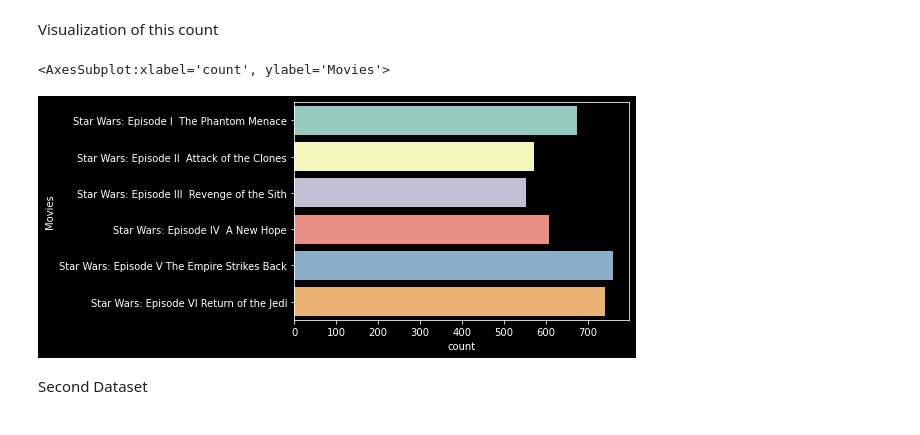
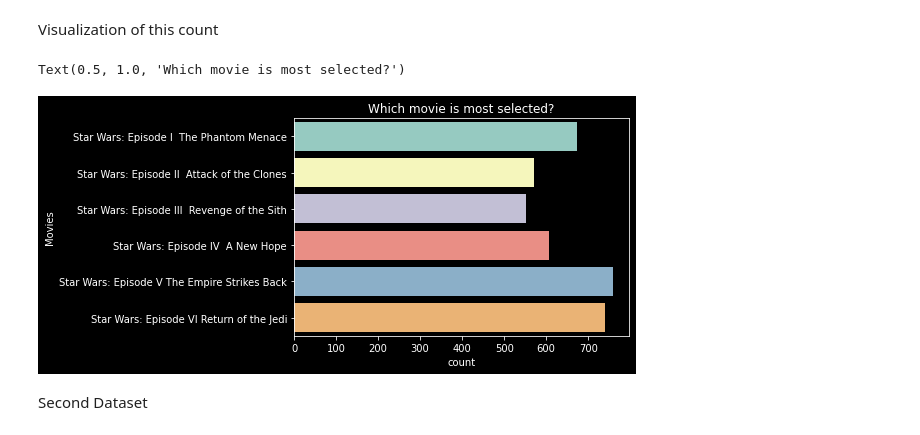
Before and after one commit to canaimax/DS522TeamApleePy, a Jupyter notebook: TX03ApplePyTeam.ipynb, the cells around one changed output. Saved outputs shown, nothing was run; the diff lists cells and outputs as text; code cells hidden in the pictures.

```diff
--- a/TX03ApplePyTeam.ipynb
+++ b/TX03ApplePyTeam.ipynb
@@ -40,3 +40,7 @@ datana = data.dropna()
 len(datana)
 # %% [output]
 132
+# %%
+# Data Cleaning, Delete 1st row (indices start from 0)
+data=data.drop(data.index[0])
+data.head()
@@ -114,9 +133,10 @@ Visualization of this count
 # %%
 
 sb.countplot(y='Movies', data = dfplot, orient = 'v')
+plt.title("Which movie is most selected?")
 # %% [output]
-<AxesSubplot:xlabel='count', ylabel='Movies'>
+Text(0.5, 1.0, 'Which movie is most selected?')
-[figure, old version]
+[figure, new version]
 # %%
 star6.to_csv('StarWars6.csv', columns=['Movies'], index=False)
 # %% [markdown]
```
Also changed, not shown: parts of 8 cells of this notebook.
